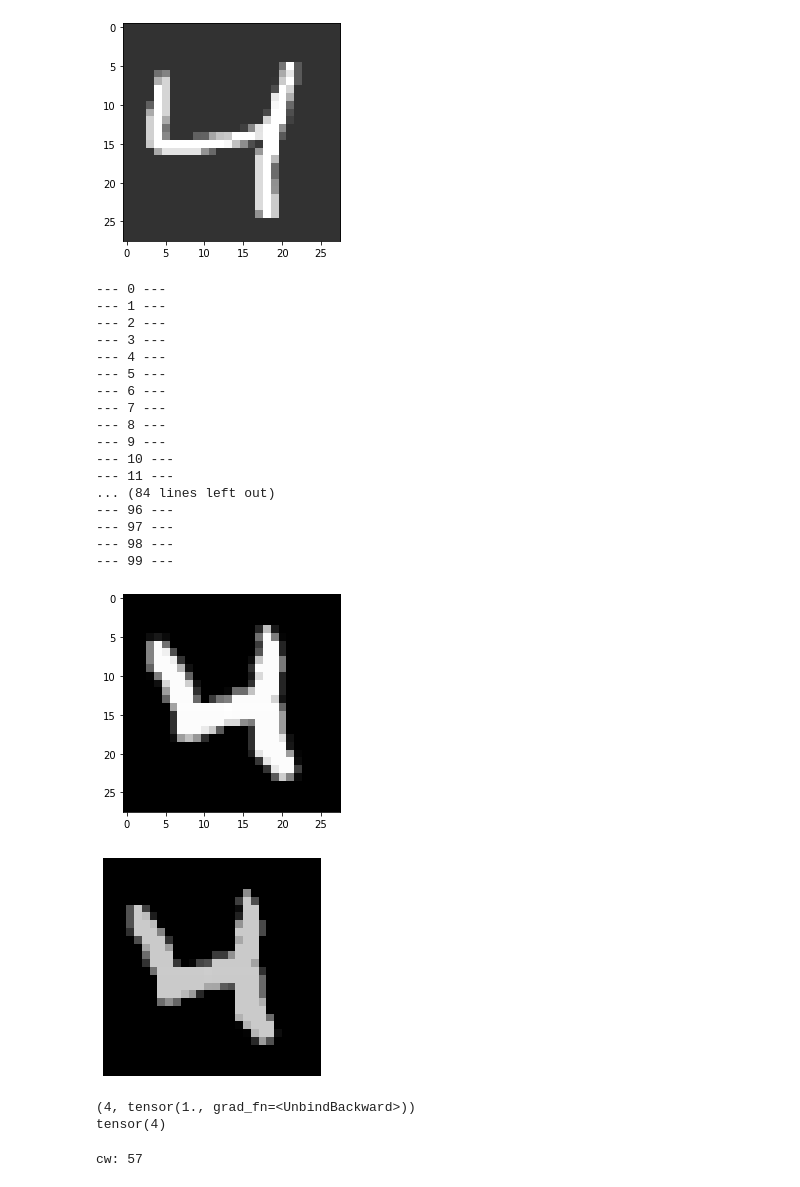
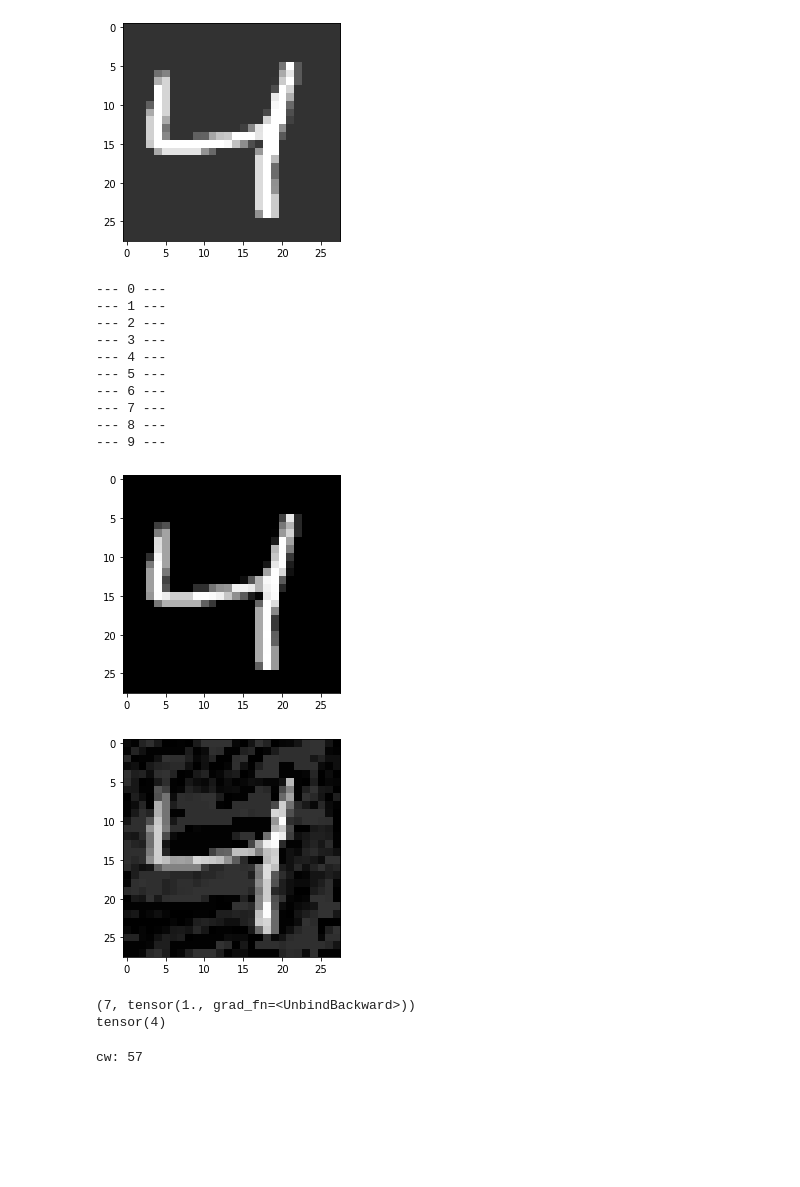
Before and after one commit to pavel-jaks/robust, a Jupyter notebook: Code/A_ALL_GEN.ipynb, the cells around one changed output. Cells and saved outputs as stored; diff of their text form; code cells hidden in the pictures; blank space fills up the shorter version.

```diff
--- a/Code/A_ALL_GEN.ipynb
+++ b/Code/A_ALL_GEN.ipynb
@@ -46,7 +46,7 @@ max_norm = 50 / 255
 # %%
 model = ModelManager.get_trained(ModelType.MnistCnnPatt)
 # %%
-batch_size = 100
+batch_size = 10
 # %%
 data = MnistData(True)
 # %% [markdown]
@@ -289,7 +291,7 @@ MnistData.display(ifgsm(benign_examples[i].unsqueeze(0), labels[i].unsqueeze(0))
 [figure]
 [figure]
 # %%
-cw_examples = cw(benign_examples, labels)
+cw_examples = cw2(benign_examples, labels)
 # %% [output]
 --- 0 ---
 --- 1 ---
@@ -301,29 +303,16 @@ cw_examples = cw(benign_examples, labels)
 --- 7 ---
 --- 8 ---
 --- 9 ---
---- 10 ---
---- 11 ---
-... (84 lines left out)
---- 96 ---
---- 97 ---
---- 98 ---
---- 99 ---
 # %%
-i = 20
+i = 2
 MnistData.display(benign_examples[i], scale=True)
-
-example = np.array(benign_examples[i].detach()).reshape(28, 28)
-plt.imshow(example, cmap='gray', vmin=0, vmax=1)
-plt.axis("off")
-plt.savefig(f"AEXAMPLES\\ALLGEN\\benign_{i}.png", bbox_inches="tight", pad_inches=0)
-
 MnistData.display(cw_examples[i], scale=True)
 print(MnistData.get_prediction(model, cw_examples[i]))
 print(labels[i])
 # %% [output]
-[figure, old version]
+[figure, new version]
-[figure, old version]
+[figure, new version]
-(4, tensor(1., grad_fn=<UnbindBackward>))
+(7, tensor(1., grad_fn=<UnbindBackward>))
 tensor(4)
 # %%
 for i in range(batch_size):
```
Also changed, not shown: parts of 3 cells of this notebook, 1 other file.
